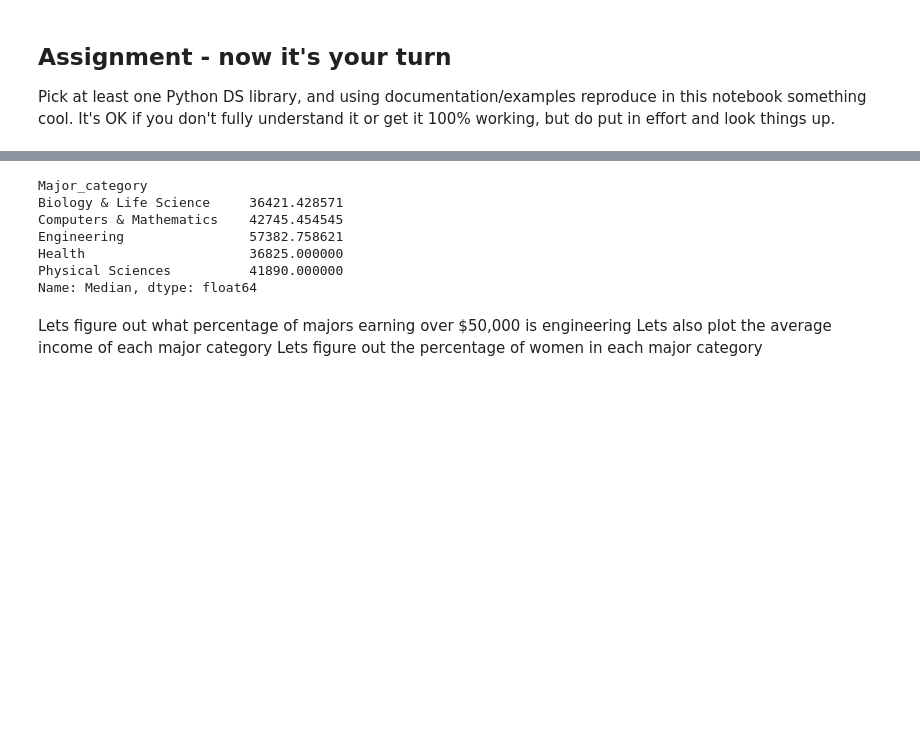
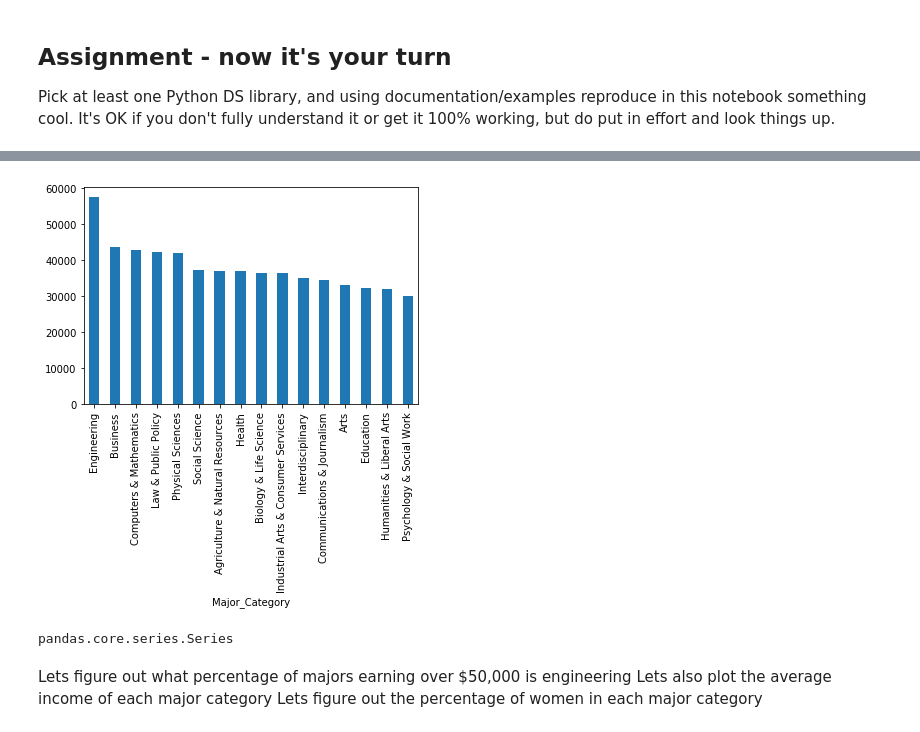
Before and after one commit to ngriggs/DS-Unit-1-Sprint-1-Dealing-With-Data, a Jupyter notebook: LS_DS_111_A_First_Look_at_Data.ipynb, the cells around one changed output, grey strips where cells are left out. Saved outputs shown, nothing was run; the diff lists cells and outputs as text; code cells hidden in the pictures; blank space fills up the shorter version.

```diff
--- a/LS_DS_111_A_First_Look_at_Data.ipynb
+++ b/LS_DS_111_A_First_Look_at_Data.ipynb
@@ -334,14 +387,17 @@ print(percent_engineering, '% of majors earning over $50000 fall in the Engineer
-# %%
-test = df_final.groupby('Major_category')['Median'].mean()
-test
-# %% [output]
-Major_category
-Biology & Life Science     36421.428571
-Computers & Mathematics    42745.454545
-Engineering                57382.758621
-Health                     36825.000000
-Physical Sciences          41890.000000
-Name: Median, dtype: float64
+# %%
+average_salary = df_final.groupby('Major_Category')['Median_x'].mean()
+average_salary.sort_values(ascending=False).plot(kind='bar');
+# %% [output]
+[figure, added]
+# %%
+number_women = df_final.groupby('Major_Category')['Women'].sum()
+number_men = df_final.groupby('Major_Category')['Men'].sum()
+test = []
+for i in range(len(number_women)):
+  test.append((number_women[i]/(number_women[i]+number_men[i]))*100)
+type(number_women)
+# %% [output]
+pandas.core.series.Series
 # %% [markdown]
 Lets figure out what percentage of majors earning over $50,000 is engineering
 Lets also plot the average income of each major category
```
Also changed, not shown: parts of 9 cells of this notebook.
